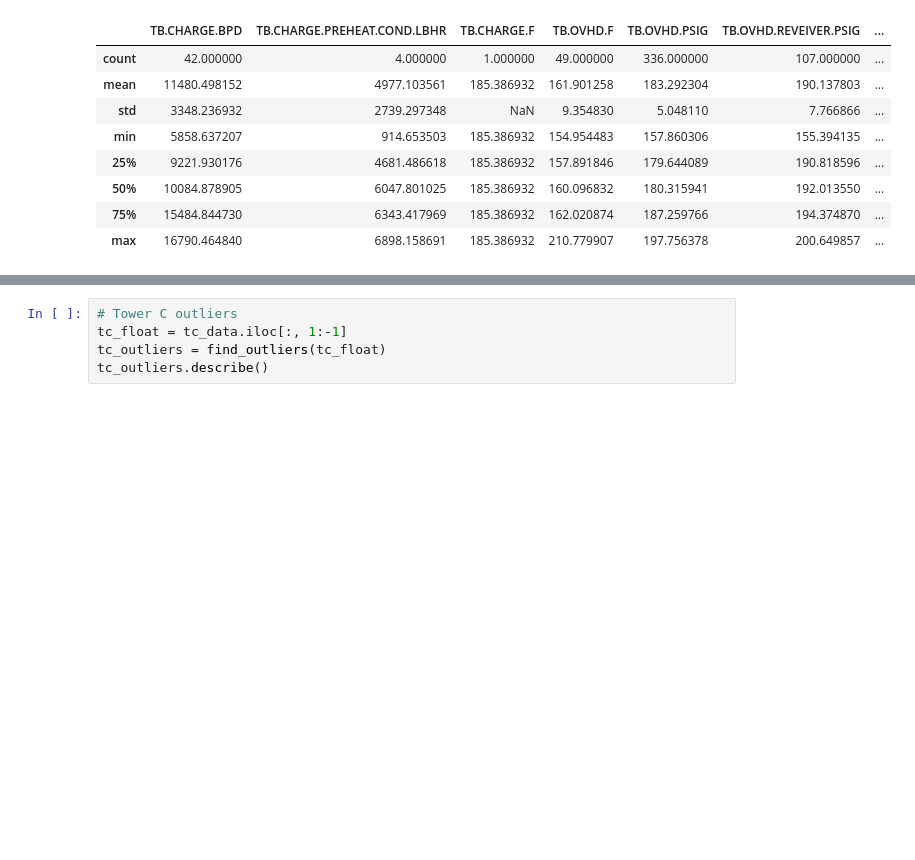
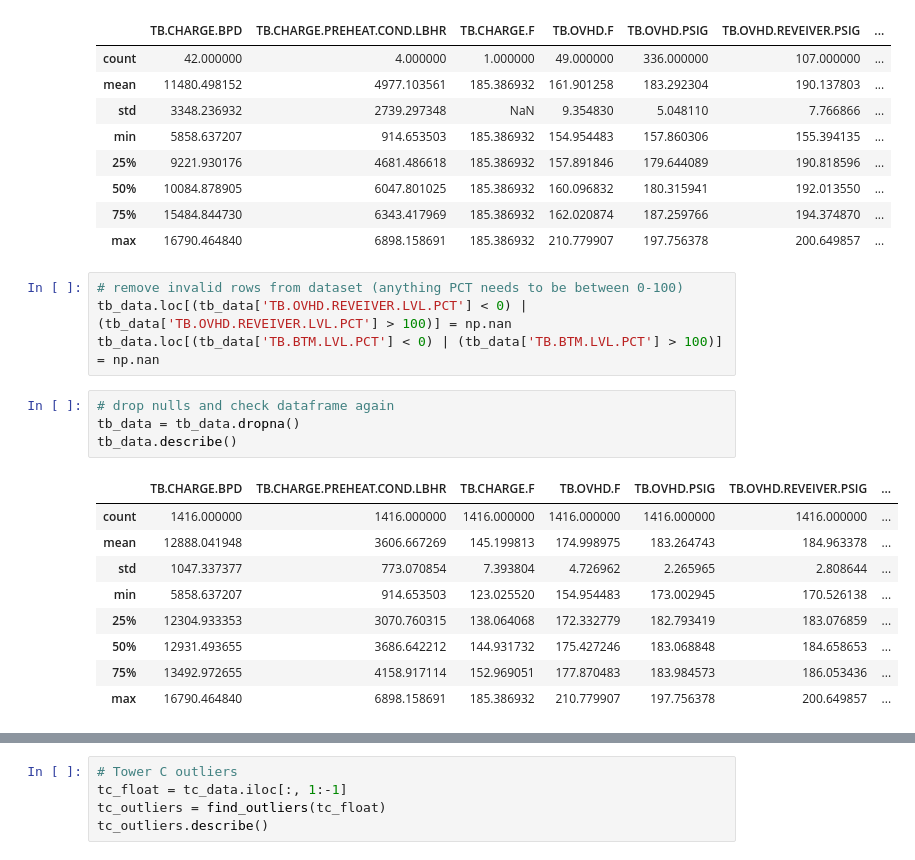
Before and after one commit to Jarney903/Red-ProjectHub, a Jupyter notebook: ETL/clean_data_function.ipynb, the cells around one changed output, grey strips where cells are left out. Drawn from its saved outputs; the diff is of its cells as text; blank space fills up the shorter version.

```diff
--- a/ETL/clean_data_function.ipynb
+++ b/ETL/clean_data_function.ipynb
@@ -227,3 +294,21 @@ tb_outliers.describe()
 | 50% | 10084.878905 | 6047.801025 | 185.386932 | 160.096832 | 180.315941 | 192.013550 | ... |
 | 75% | 15484.844730 | 6343.417969 | 185.386932 | 162.020874 | 187.259766 | 194.374870 | ... |
 | max | 16790.464840 | 6898.158691 | 185.386932 | 210.779907 | 197.756378 | 200.649857 | ... |
+# %%
+# remove invalid rows from dataset (anything PCT needs to be between 0-100)
+tb_data.loc[(tb_data['TB.OVHD.REVEIVER.LVL.PCT'] < 0) | (tb_data['TB.OVHD.REVEIVER.LVL.PCT'] > 100)] = np.nan
+tb_data.loc[(tb_data['TB.BTM.LVL.PCT'] < 0) | (tb_data['TB.BTM.LVL.PCT'] > 100)] = np.nan
+# %%
+# drop nulls and check dataframe again
+tb_data = tb_data.dropna()
+tb_data.describe()
+# %% [output]
+|  | TB.CHARGE.BPD | TB.CHARGE.PREHEAT.COND.LBHR | TB.CHARGE.F | TB.OVHD.F | TB.OVHD.PSIG | TB.OVHD.REVEIVER.PSIG | ... |
+| count | 1416.000000 | 1416.000000 | 1416.000000 | 1416.000000 | 1416.000000 | 1416.000000 | ... |
+| mean | 12888.041948 | 3606.667269 | 145.199813 | 174.998975 | 183.264743 | 184.963378 | ... |
+| std | 1047.337377 | 773.070854 | 7.393804 | 4.726962 | 2.265965 | 2.808644 | ... |
+| min | 5858.637207 | 914.653503 | 123.025520 | 154.954483 | 173.002945 | 170.526138 | ... |
+| 25% | 12304.933353 | 3070.760315 | 138.064068 | 172.332779 | 182.793419 | 183.076859 | ... |
+| 50% | 12931.493655 | 3686.642212 | 144.931732 | 175.427246 | 183.068848 | 184.658653 | ... |
+| 75% | 13492.972655 | 4158.917114 | 152.969051 | 177.870483 | 183.984573 | 186.053436 | ... |
+| max | 16790.464840 | 6898.158691 | 185.386932 | 210.779907 | 197.756378 | 200.649857 | ... |
```
Also changed, not shown: parts of 14 cells of this notebook.
